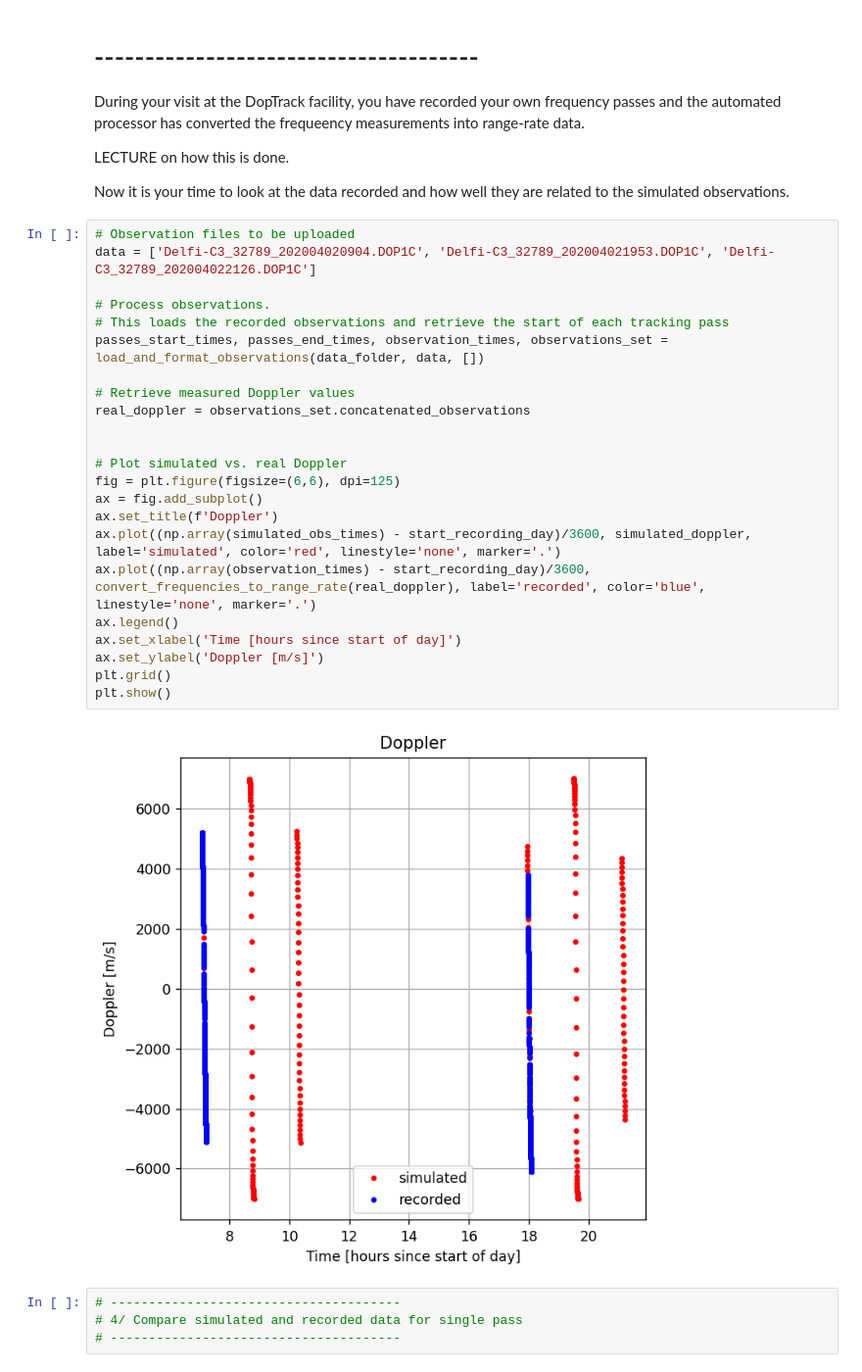
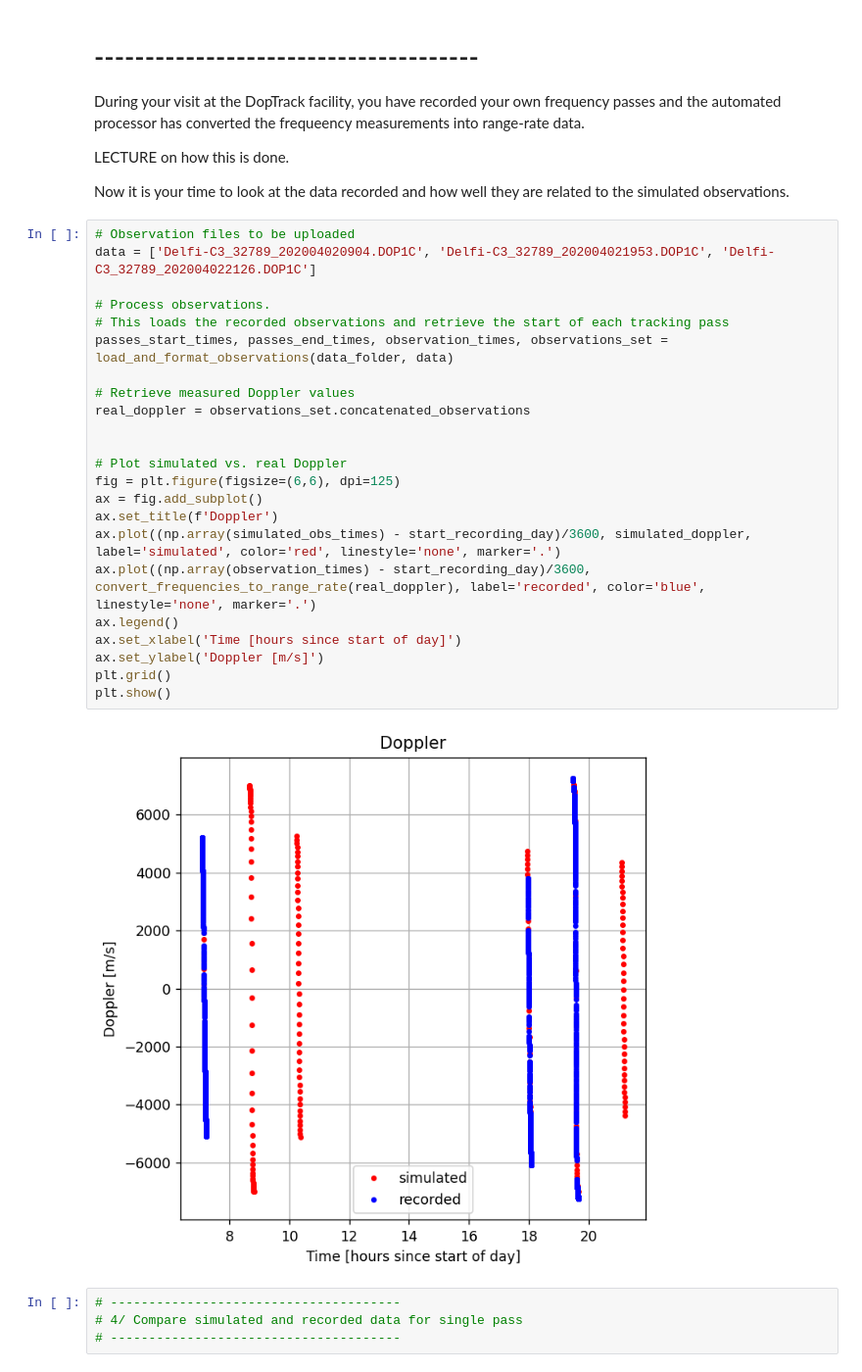
Before and after one commit to DopTrack/estimate, a Jupyter notebook: Assignment1.ipynb, the cells around one changed output. Shown at 98% size. Drawn from its saved outputs; the diff is of its cells as text.

Commit message:
small changes to plotting

```diff
--- a/Assignment1.ipynb
+++ b/Assignment1.ipynb
@@ -383,28 +383,28 @@ Now it is your time to look at the data recorded and how well they are related t
 # %%
 # Observation files to be uploaded
 data = ['Delfi-C3_32789_202004020904.DOP1C', 'Delfi-C3_32789_202004021953.DOP1C', 'Delfi-C3_32789_202004022126.DOP1C']
 
 # Process observations.
 # This loads the recorded observations and retrieve the start of each tracking pass
-passes_start_times, passes_end_times, observation_times, observations_set = load_and_format_observations(data_folder, data, [])
+passes_start_times, passes_end_times, observation_times, observations_set = load_and_format_observations(data_folder, data)
 
 # Retrieve measured Doppler values
 real_doppler = observations_set.concatenated_observations
 
 
 # Plot simulated vs. real Doppler
 fig = plt.figure(figsize=(6,6), dpi=125)
 ax = fig.add_subplot()
 ax.set_title(f'Doppler')
 ax.plot((np.array(simulated_obs_times) - start_recording_day)/3600, simulated_doppler, label='simulated', color='red', linestyle='none', marker='.')
 ax.plot((np.array(observation_times) - start_recording_day)/3600, convert_frequencies_to_range_rate(real_doppler), label='recorded', color='blue', linestyle='none', marker='.')
 ax.legend()
 ax.set_xlabel('Time [hours since start of day]')
 ax.set_ylabel('Doppler [m/s]')
 plt.grid()
 plt.show()
 # %% [output]
-[figure, old version]
+[figure, new version]
 # %%
 # --------------------------------------
 # 4/ Compare simulated and recorded data for single pass
```
Also changed, not shown: parts of 2 cells of this notebook.
